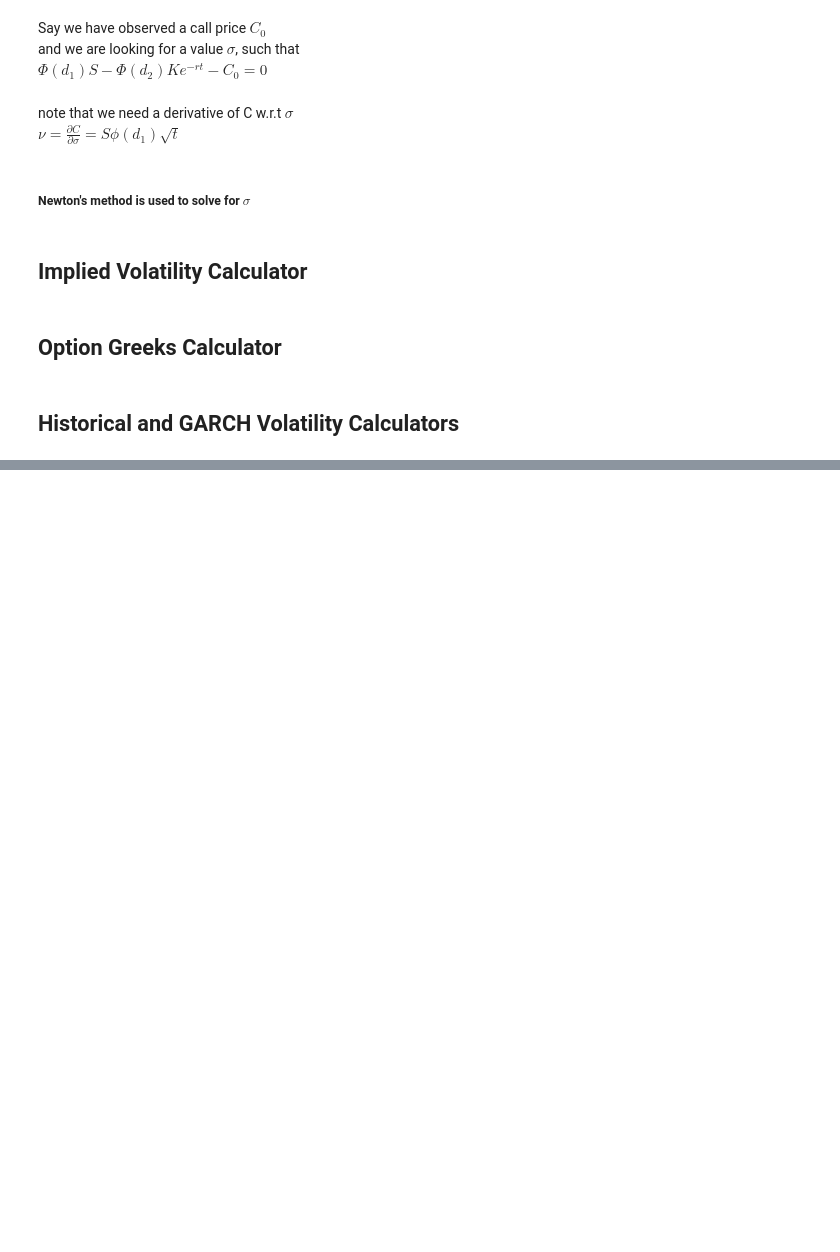
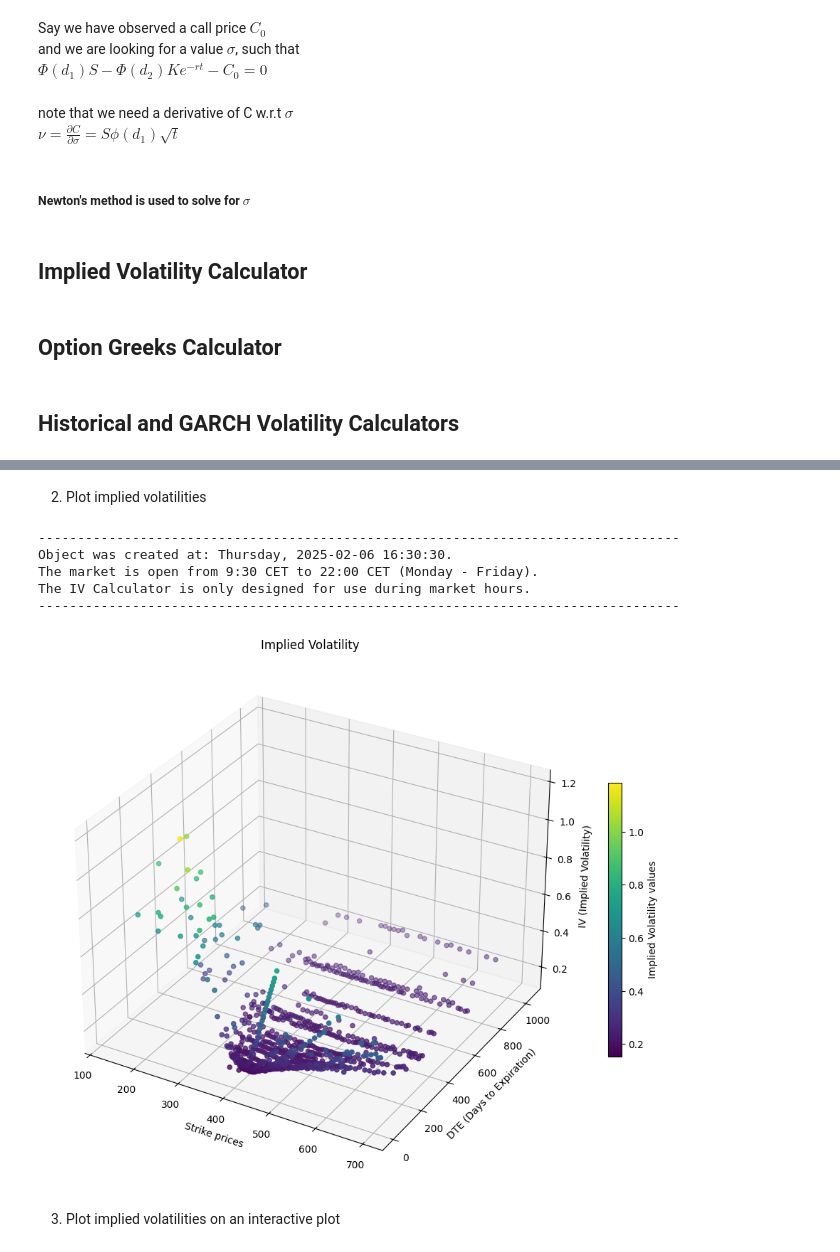
Before and after one commit to MatyasSvehla/iv_surface, a Jupyter notebook: iv_calc_oop.ipynb, the cells around one changed output, grey strips where cells are left out. Saved outputs shown, nothing was run; the diff lists cells and outputs as text; code cells hidden in the pictures; blank space fills up the shorter version.

```diff
--- a/iv_calc_oop.ipynb
+++ b/iv_calc_oop.ipynb
@@ -216,6 +216,11 @@ class IVCalculator:
 
         plt.show()
     def plot_iv_values_inter(self):
+        """
+        Plots the calculated implied volatility values into
+        INTERACTIVE 3D graph with strike values on x-axis, days to expiration
+        on y-axis and iv values on z-axis.
+        """
         self._print_creation_time()
         d = self.data_options
         if "iv" not in self.data_options.columns:
@@ -378,0 +397,2 @@ class VolatilityCalculator:
+# %%
+msft = IVCalculator("MSFT","call",100)
@@ -378,0 +425,13 @@ class VolatilityCalculator:
+# %% [markdown]
+2) Plot implied volatilities
+# %%
+msft.plot_iv_values()
+# %% [output]
+----------------------------------------------------------------------------------
+Object was created at: Thursday, 2025-02-06 16:30:30.
+The market is open from 9:30 CET to 22:00 CET (Monday - Friday).
+The IV Calculator is only designed for use during market hours.
+----------------------------------------------------------------------------------
+[figure, added]
+# %% [markdown]
+3) Plot implied volatilities on an interactive plot
```
Also changed, not shown: parts of 20 cells of this notebook.
